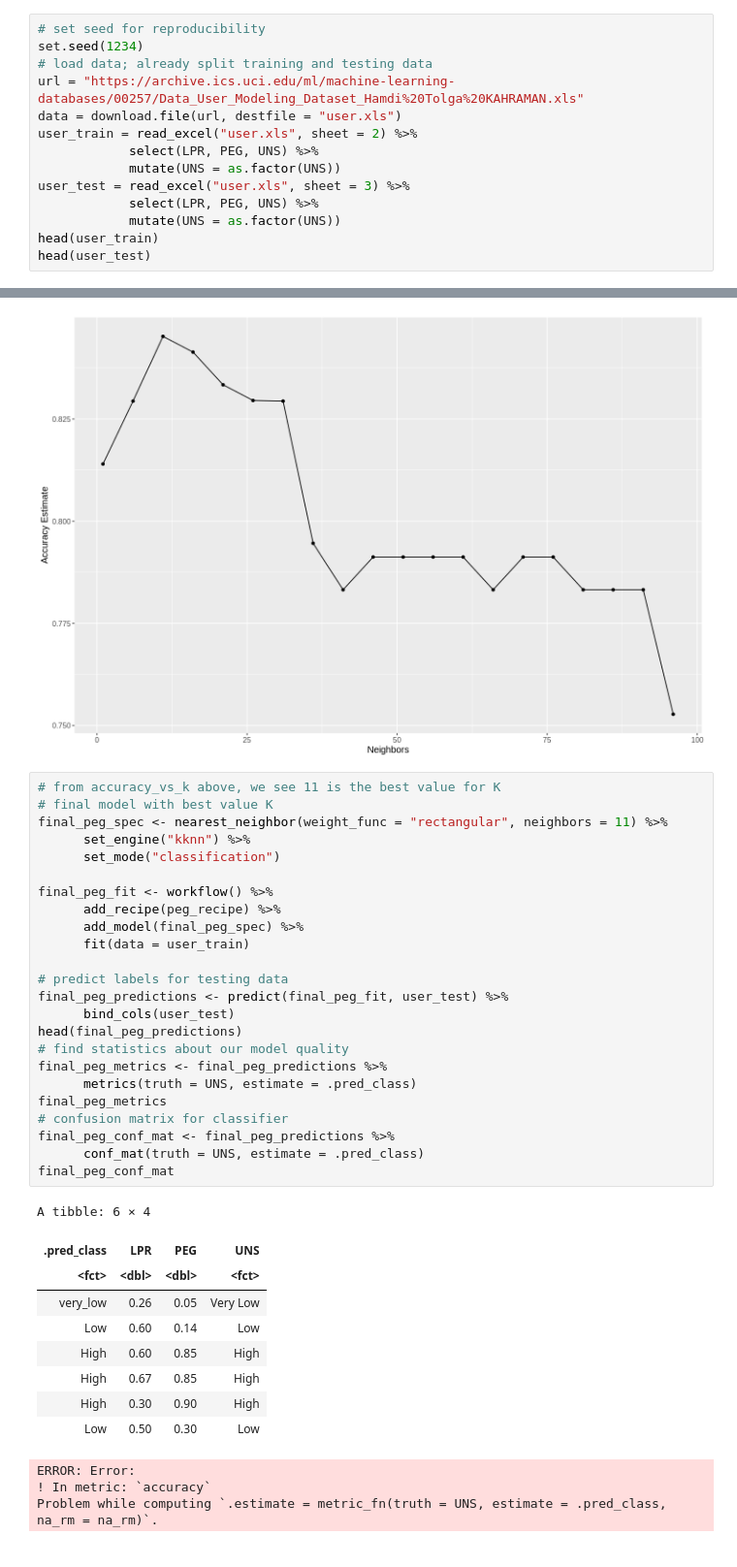
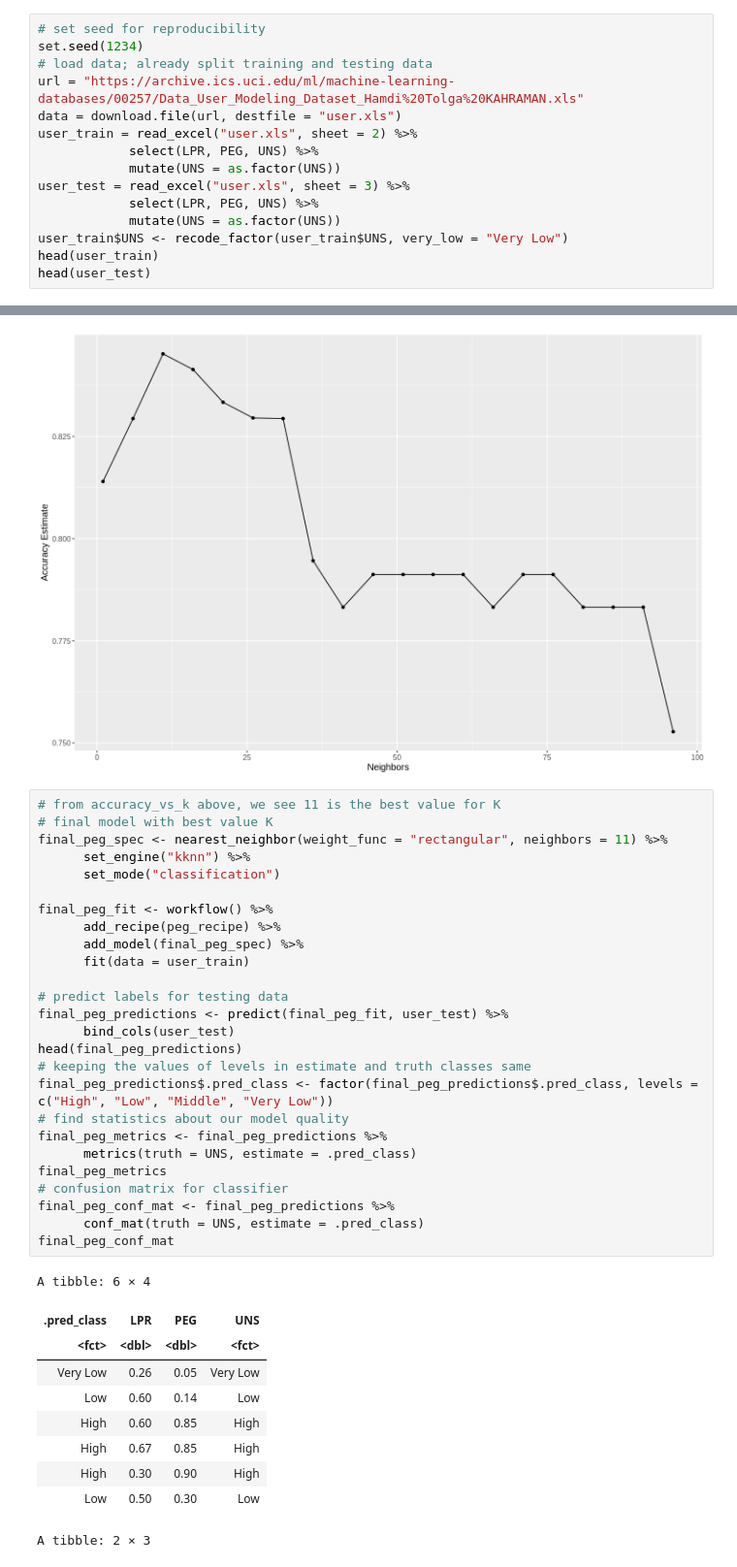
Before and after one commit to janicechn/project-005-25, a Jupyter notebook: term-project.ipynb, the cells around one changed output, grey strips where cells are left out. Shown at 97% size. Drawn from its saved outputs; the diff is of its cells as text.

```diff
--- a/term-project.ipynb
+++ b/term-project.ipynb
@@ -20,6 +38,7 @@ user_train = read_excel("user.xls", sheet = 2) %>%
 user_test = read_excel("user.xls", sheet = 3) %>%
             select(LPR, PEG, UNS) %>%
             mutate(UNS = as.factor(UNS))
+user_train$UNS <- recode_factor(user_train$UNS, very_low = "Very Low")
 head(user_train)
 head(user_test)
 # %% [output]
@@ -252,37 +281,37 @@ A tibble: 6 × 7
 # %%
 # from accuracy_vs_k above, we see 11 is the best value for K
 # final model with best value K
 final_peg_spec <- nearest_neighbor(weight_func = "rectangular", neighbors = 11) %>%
       set_engine("kknn") %>%
       set_mode("classification")
 
 final_peg_fit <- workflow() %>%
       add_recipe(peg_recipe) %>%
       add_model(final_peg_spec) %>%
       fit(data = user_train)
 
 # predict labels for testing data
 final_peg_predictions <- predict(final_peg_fit, user_test) %>%
       bind_cols(user_test)
 head(final_peg_predictions)
+# keeping the values of levels in estimate and truth classes same
+final_peg_predictions$.pred_class <- factor(final_peg_predictions$.pred_class, levels = c("High", "Low", "Middle", "Very Low"))
 # find statistics about our model quality
 final_peg_metrics <- final_peg_predictions %>%
       metrics(truth = UNS, estimate = .pred_class)
 final_peg_metrics
 # confusion matrix for classifier
 final_peg_conf_mat <- final_peg_predictions %>%
       conf_mat(truth = UNS, estimate = .pred_class)
 final_peg_conf_mat
 # %% [output]
 A tibble: 6 × 4
 | .pred_class | LPR | PEG | UNS |
 | <fct> | <dbl> | <dbl> | <fct> |
-| very_low | 0.26 | 0.05 | Very Low |
+| Very Low | 0.26 | 0.05 | Very Low |
 | Low | 0.60 | 0.14 | Low |
 | High | 0.60 | 0.85 | High |
 | High | 0.67 | 0.85 | High |
 | High | 0.30 | 0.90 | High |
 | Low | 0.50 | 0.30 | Low |
-ERROR: Error:
-! In metric: `accuracy`
-Problem while computing `.estimate = metric_fn(truth = UNS, estimate = .pred_class, na_rm = na_rm)`.
+A tibble: 2 × 3
```
Also changed, not shown: parts of 7 cells of this notebook.
